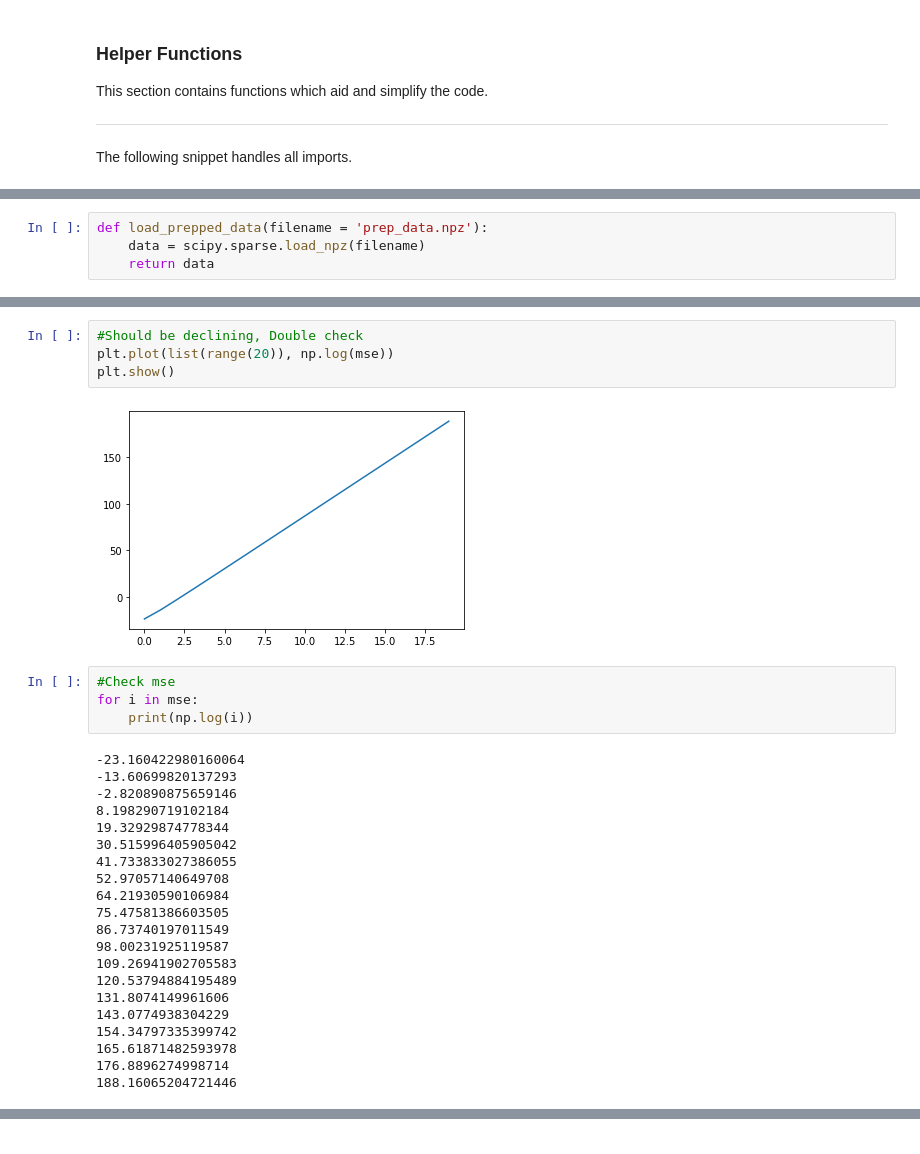
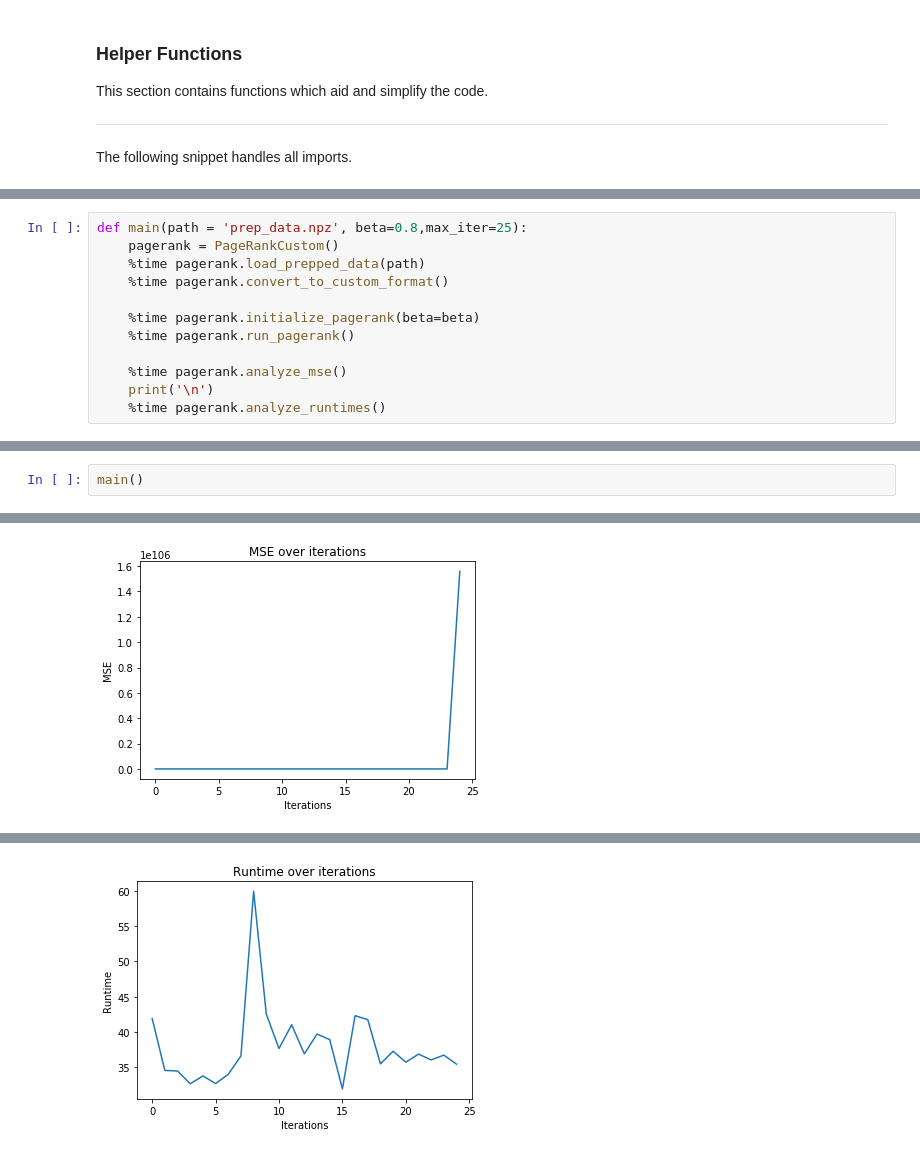
Before and after one commit to Stvdputten/AIDM, a Jupyter notebook: AIDM3/PageRank.ipynb, the cells around one changed output, grey strips where cells are left out. Saved outputs shown, nothing was run; the diff lists cells and outputs as text.

Commit message:
clarified labels. Converted PageRank to class format

```diff
--- a/AIDM3/PageRank.ipynb
+++ b/AIDM3/PageRank.ipynb
@@ -42,4 +29,0 @@ Additionally, it returns the following value:
-# %%
-def load_prepped_data(filename = 'prep_data.npz'):
-    data = scipy.sparse.load_npz(filename)
-    return data
@@ -45,0 +147,12 @@ def load_prepped_data(filename = 'prep_data.npz'):
+# %%
+def main(path = 'prep_data.npz', beta=0.8,max_iter=25):
+    pagerank = PageRankCustom()
+    %time pagerank.load_prepped_data(path)
+    %time pagerank.convert_to_custom_format()
+
+    %time pagerank.initialize_pagerank(beta=beta)
+    %time pagerank.run_pagerank()
+
+    %time pagerank.analyze_mse()
+    print('\n')
+    %time pagerank.analyze_runtimes()
@@ -143,31 +174,3 @@ time is 15.932201623916626
-# %%
-#Should be declining, Double check
-plt.plot(list(range(20)), np.log(mse))
-plt.show()
-# %% [output]
-[figure, removed]
-# %%
-#Check mse
-for i in mse:
-    print(np.log(i))
-# %% [output]
--23.160422980160064
--13.60699820137293
--2.820890875659146
-8.198290719102184
-19.32929874778344
-30.515996405905042
-41.733833027386055
-52.97057140649708
-64.21930590106984
-75.47581386603505
-86.73740197011549
-98.00231925119587
-109.26941902705583
-120.53794884195489
-131.8074149961606
-143.0774938304229
-154.34797335399742
-165.61871482593978
-176.8896274998714
-188.16065204721446
+# %%
+main()
+# %% [output]
@@ -173,0 +181 @@ for i in mse:
+[figure, added]
@@ -173,0 +183 @@ for i in mse:
+[figure, added]
```
Also changed, not shown: parts of 23 cells of this notebook, 1 other file.
